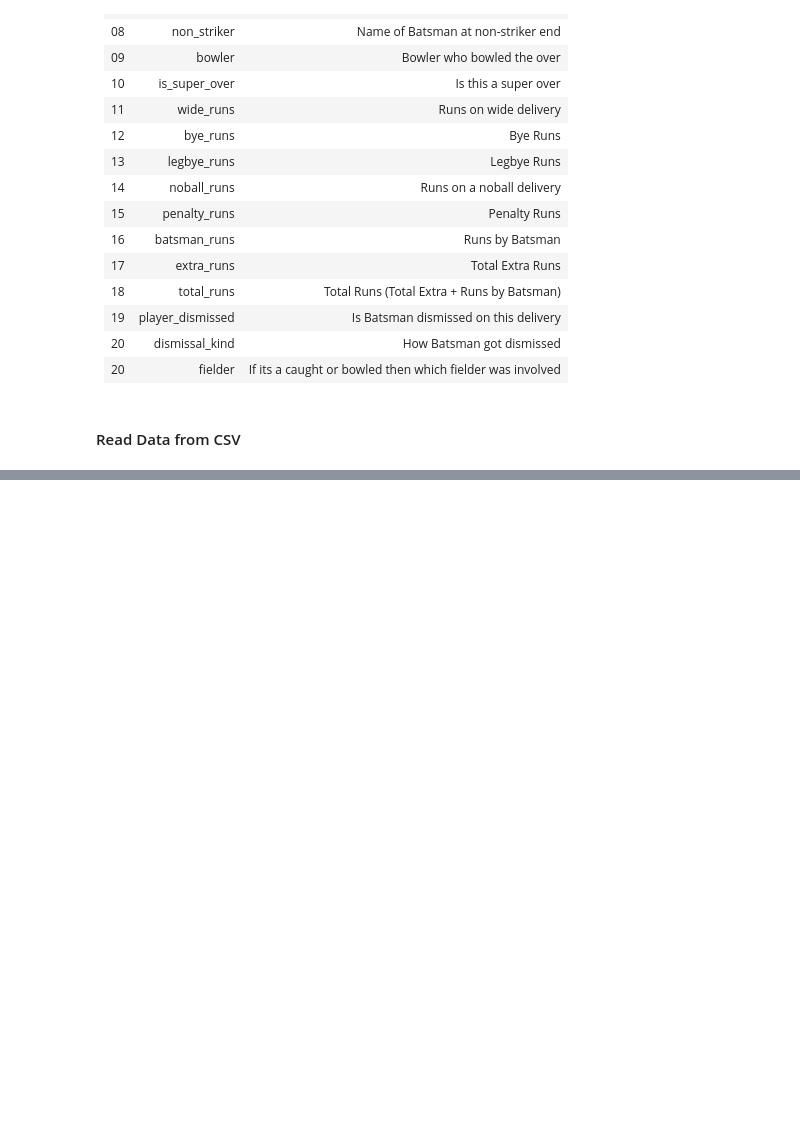
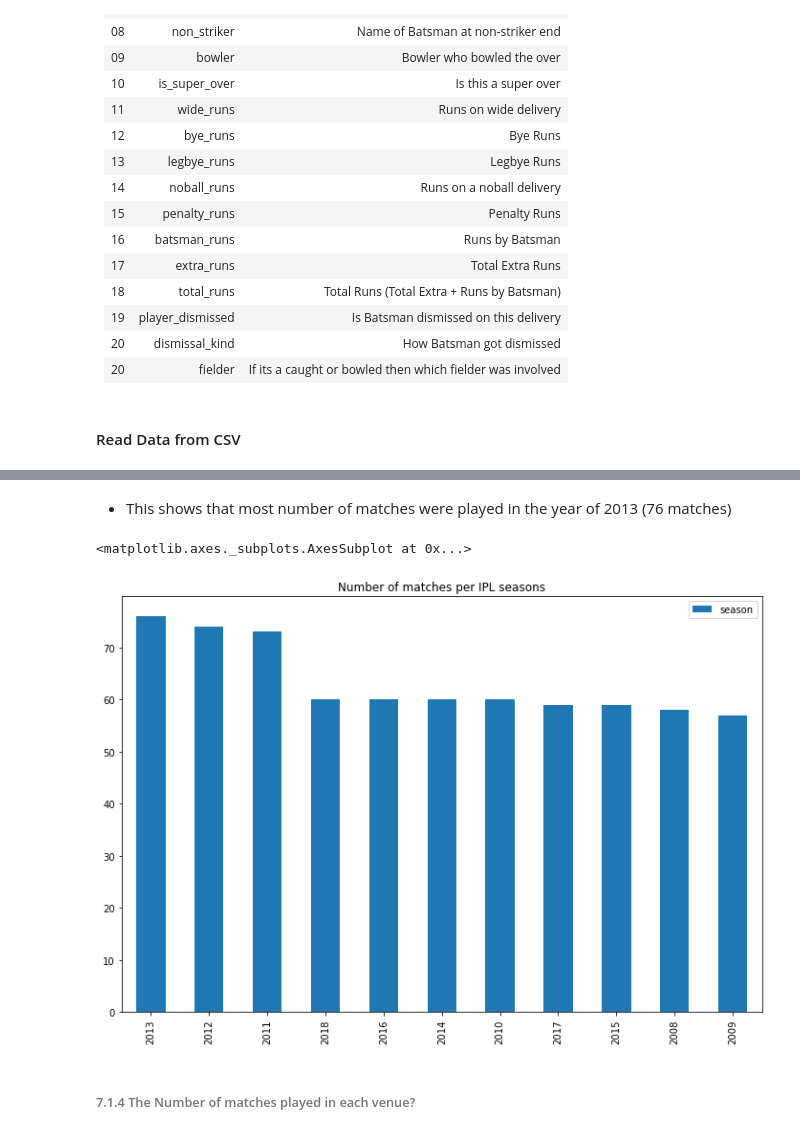
Before and after one commit to ravijagtap/datascience, a Jupyter notebook: IPL_DATA_ANALYSIS/Analysis on IPL Data.ipynb, the cells around one changed output, grey strips where cells are left out. Drawn from its saved outputs; the diff is of its cells as text; code cells hidden in the pictures; blank space fills up the shorter version.

```diff
--- a/IPL_DATA_ANALYSIS/Analysis on IPL Data.ipynb
+++ b/IPL_DATA_ANALYSIS/Analysis on IPL Data.ipynb
@@ -282,0 +407,5 @@ memory usage: 26.4+ MB
+# %%
+matches.drop(['date', 'umpire1', 'umpire2', 'umpire3'], axis=1, inplace=True)
+# %%
+# set id as the index column
+matches.set_index('id', inplace=True)
@@ -309,0 +467,6 @@ dd
+# %%
+#Replacing the Full names by short names
+matches.replace(['Mumbai Indians','Kolkata Knight Riders','Royal Challengers Bangalore','Deccan Chargers','Chennai Super Kings',
+                 'Rajasthan Royals','Delhi Daredevils','Gujarat Lions','Kings XI Punjab',
+                 'Sunrisers Hyderabad','Rising Pune Supergiants','Kochi Tuskers Kerala','Pune Warriors','Rising Pune Supergiant']
+                ,['MI','KKR','RCB','DC','CSK','RR','DD','GL','KXIP','SRH','RPS','KTK','PW','RPS'],inplace=True)
@@ -309,0 +527,3 @@ dd
+# %%
+seasons = matches['season'].value_counts().to_frame()
+seasons
@@ -309,0 +543,9 @@ dd
+# %% [markdown]
+- This shows that most number of matches were played in the year of 2013 (76 matches)
+# %%
+seasons.plot(kind="bar", title="Number of matches per IPL seasons", figsize=(12,8))
+# %% [output]
+<matplotlib.axes._subplots.AxesSubplot at 0x...>
+[figure, added]
+# %% [markdown]
+###### 7.1.4 The Number of matches played in each venue?
```
Also changed, not shown: parts of 73 cells of this notebook.
